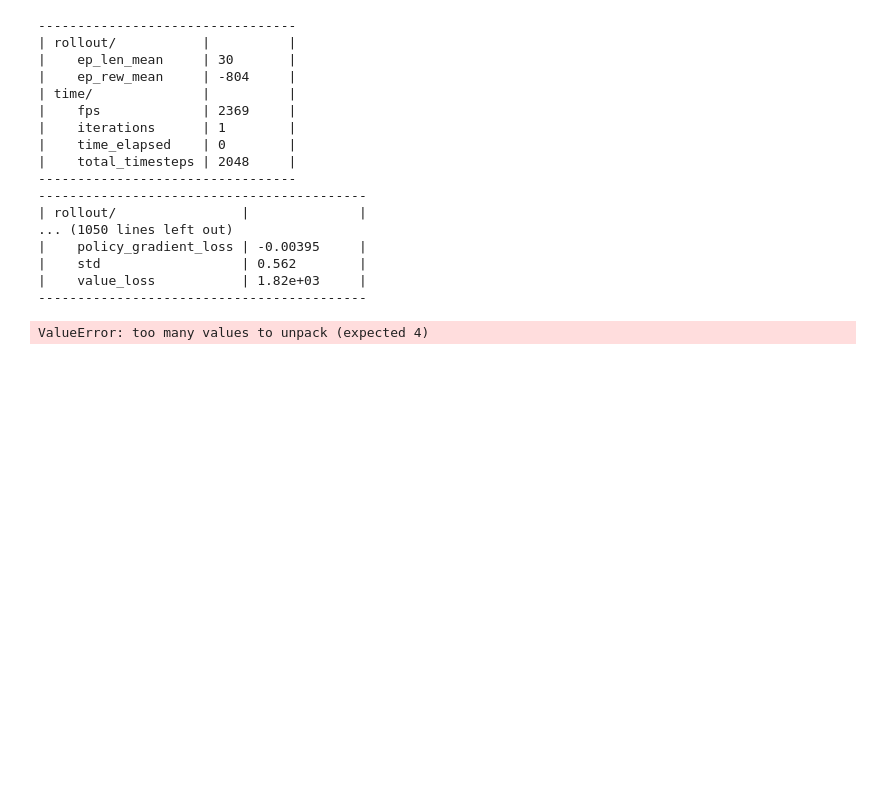
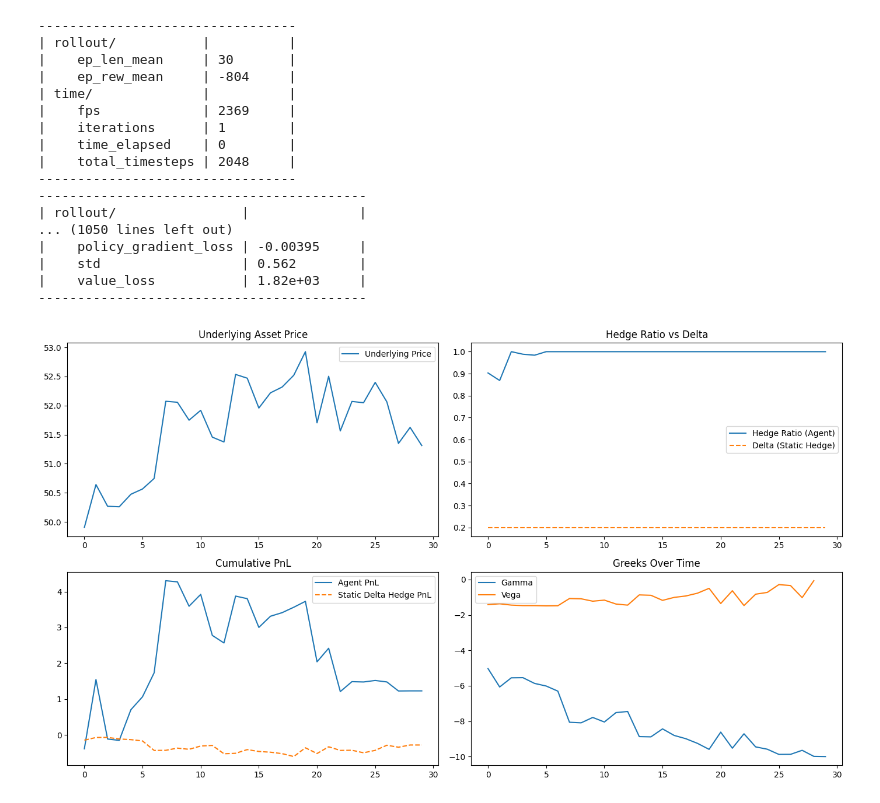
Before and after one commit to Manas103/RL-Dynamic-Options-Portfolio-Hedging, a Jupyter notebook: option_hedging_env.ipynb, the cells around one changed output. Drawn from its saved outputs; the diff is of its cells as text; code cells hidden in the pictures; blank space fills up the shorter version.

```diff
--- a/option_hedging_env.ipynb
+++ b/option_hedging_env.ipynb
@@ -127,7 +127,8 @@ deltas, gammas, vegas = [], [], []
 done = False
 while not done:
     action, _ = model.predict(obs, deterministic=True)
-    obs, reward, done, info = env.step(action)
+    obs, reward, terminated, truncated, _ = env.step(action)
+    done = terminated or truncated
 
     prices.append(env.S)
     hedge_actions.append(action[0])
@@ -144,31 +145,31 @@ baseline_pnl = np.cumsum([
 
 # Plot
 plt.figure(figsize=(14, 8))
 
 plt.subplot(2, 2, 1)
 plt.plot(prices, label='Underlying Price')
 plt.title("Underlying Asset Price")
 plt.legend()
 
 plt.subplot(2, 2, 2)
 plt.plot(hedge_actions, label='Hedge Ratio (Agent)')
 plt.plot(deltas, label='Delta (Static Hedge)', linestyle='--')
 plt.title("Hedge Ratio vs Delta")
 plt.legend()
 
 plt.subplot(2, 2, 3)
 plt.plot(pnls, label='Agent PnL')
 plt.plot(baseline_pnl, label='Static Delta Hedge PnL', linestyle='--')
 plt.title("Cumulative PnL")
 plt.legend()
 
 plt.subplot(2, 2, 4)
 plt.plot(gammas, label='Gamma')
 plt.plot(vegas, label='Vega')
 plt.title("Greeks Over Time")
 plt.legend()
 
 plt.tight_layout()
 plt.show()
 # %% [output]
-ValueError: too many values to unpack (expected 4)
+[figure, added]
```
Also changed, not shown: 1 other file.
